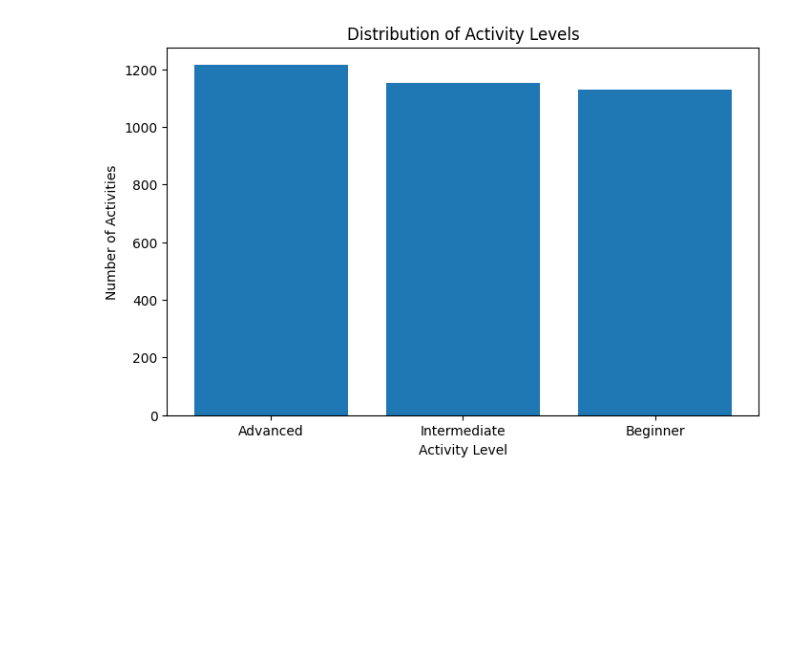
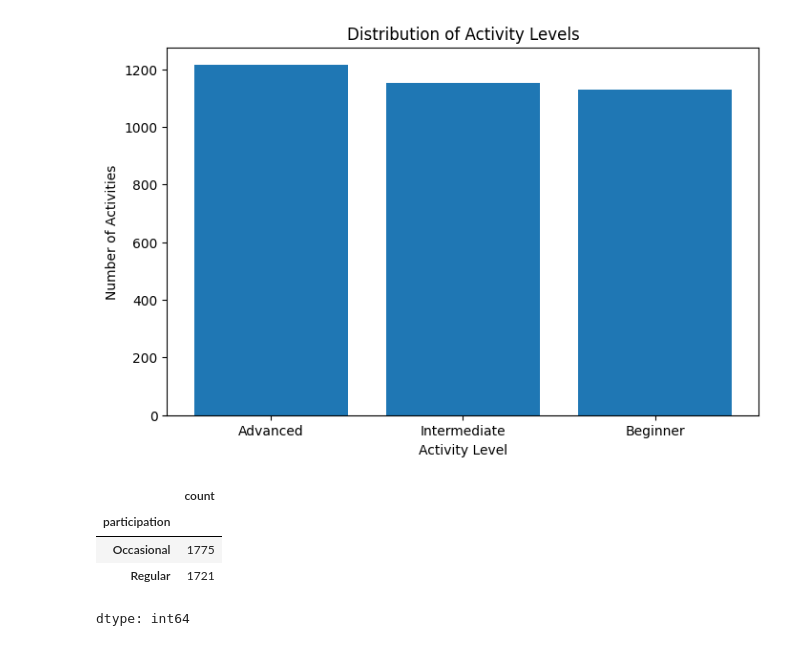
Before and after one commit to PrasastiBaitharu/ybi_foundation, a Jupyter notebook: YBI_45_DAY_INTERNSHIP.ipynb, the cells around one changed output. Drawn from its saved outputs; the diff is of its cells as text; code cells hidden in the pictures; blank space fills up the shorter version.

```diff
--- a/YBI_45_DAY_INTERNSHIP.ipynb
+++ b/YBI_45_DAY_INTERNSHIP.ipynb
@@ -339,3 +339,11 @@ plt.ylabel("Number of Activities")
 plt.show()
 # %% [output]
 [figure]
+# %%
+activity_df["participation"].value_counts()
+# %% [output]
+|  | count |
+| participation |  |
+| Occasional | 1775 |
+| Regular | 1721 |
+dtype: int64
```
Also changed, not shown: parts of 2 cells of this notebook.
